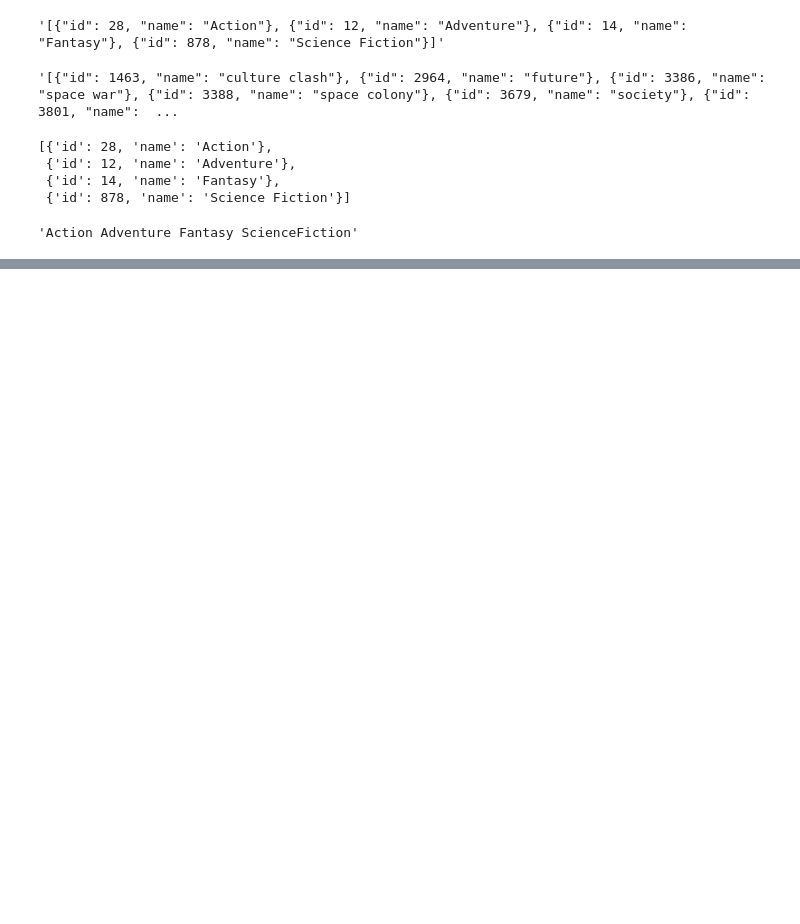
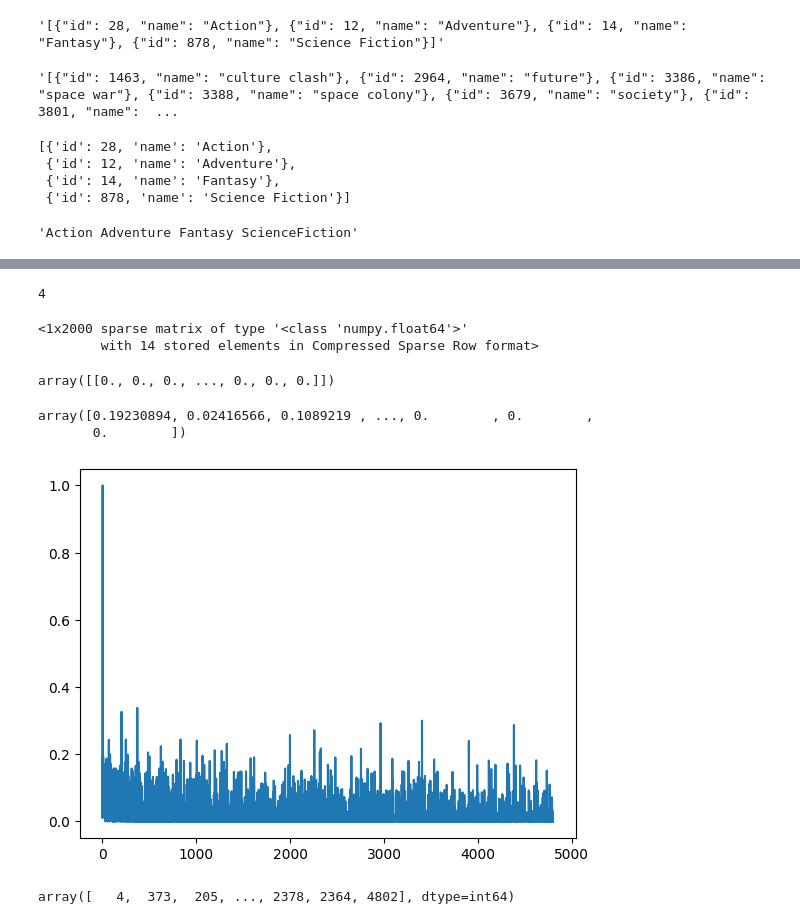
Before and after one commit to debnathk/nlp, a Jupyter notebook: code/code_movie_recommender_system.ipynb, the cells around one changed output, grey strips where cells are left out. Cells and saved outputs as stored; diff of their text form; code cells hidden in the pictures; blank space fills up the shorter version.

```diff
--- a/code/code_movie_recommender_system.ipynb
+++ b/code/code_movie_recommender_system.ipynb
@@ -86,0 +106,4 @@ TypeError: the JSON object must be str, bytes or bytearray, not list
+# %%
+# Generate a mapping from movie title -> index (in df)
+movie2idx = pd.Series(df.index, index=df['title'])
+movie2idx
@@ -86,0 +124,34 @@ TypeError: the JSON object must be str, bytes or bytearray, not list
+# %%
+idx = movie2idx['John Carter']
+idx
+# %% [output]
+4
+# %%
+query = X[idx]
+query
+# %% [output]
+<1x2000 sparse matrix of type '<class 'numpy.float64'>'
+        with 14 stored elements in Compressed Sparse Row format>
+# %%
+# Print the query vector
+query.toarray()
+# %% [output]
+array([[0., 0., 0., ..., 0., 0., 0.]])
+# %%
+# Compute similarity bewtween query and every vector in X
+scores = cosine_similarity(query, X)
+scores = scores.flatten()
+scores
+# %% [output]
+array([0.19230894, 0.02416566, 0.1089219 , ..., 0.        , 0.        ,
+       0.        ])
+# %%
+# Plot the scores
+plt.plot(scores);
+# %% [output]
+[figure, added]
+# %%
+# Sort the scores in descending order
+(-scores).argsort() # Not sorting the scores, but the movies themselves
+# %% [output]
+array([   4,  373,  205, ..., 2378, 2364, 4802], dtype=int64)
```
Also changed, not shown: parts of 10 cells of this notebook.
